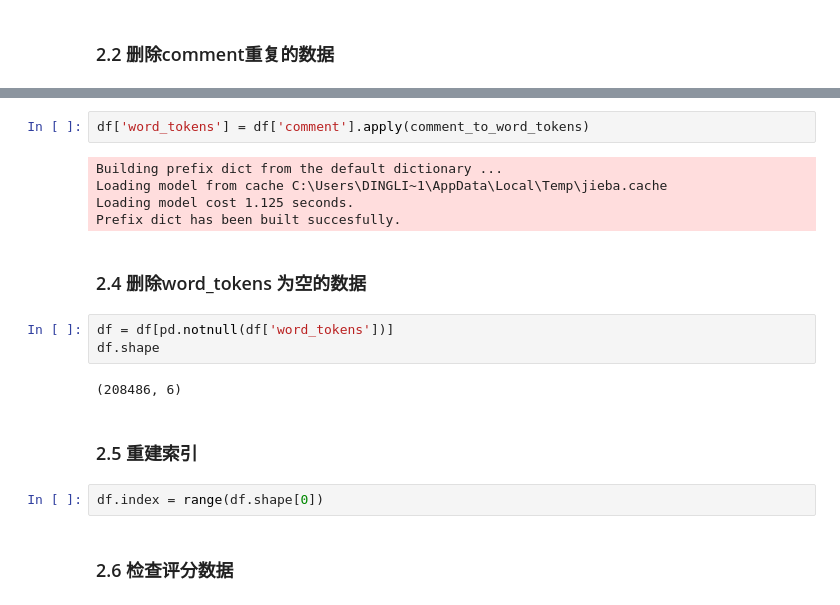
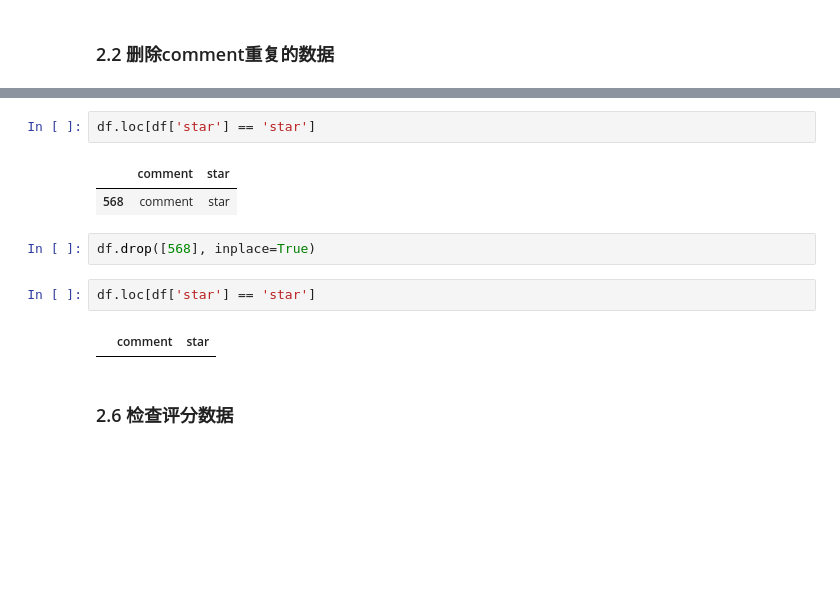
Before and after one commit to dinglight/ainlp_2019_summer, a Jupyter notebook: lesson10/lesson10-assignment.ipynb, the cells around one changed output, grey strips where cells are left out. Drawn from its saved outputs; the diff is of its cells as text; blank space fills up the shorter version.

```diff
--- a/lesson10/lesson10-assignment.ipynb
+++ b/lesson10/lesson10-assignment.ipynb
@@ -58,21 +55,14 @@ def comment_to_word_tokens(comment):
-# %%
-df['word_tokens'] = df['comment'].apply(comment_to_word_tokens)
-# %% [output]
-Building prefix dict from the default dictionary ...
-Loading model from cache C:\Users\DINGLI~1\AppData\Local\Temp\jieba.cache
-Loading model cost 1.125 seconds.
-Prefix dict has been built succesfully.
-# %% [markdown]
-### 2.4 删除word_tokens 为空的数据
-# %%
-df = df[pd.notnull(df['word_tokens'])]
-df.shape
-# %% [output]
-(208486, 6)
-# %% [markdown]
-### 2.5 重建索引
-# %%
-df.index = range(df.shape[0])
+# %%
+df.loc[df['star'] == 'star']
+# %% [output]
+|  | comment | star |
+| 568 | comment | star |
+# %%
+df.drop([568], inplace=True)
+# %%
+df.loc[df['star'] == 'star']
+# %% [output]
+|  | comment | star |
 # %% [markdown]
 ### 2.6 检查评分数据
 # %%
```
Also changed, not shown: parts of 49 cells of this notebook, 1 other file.
